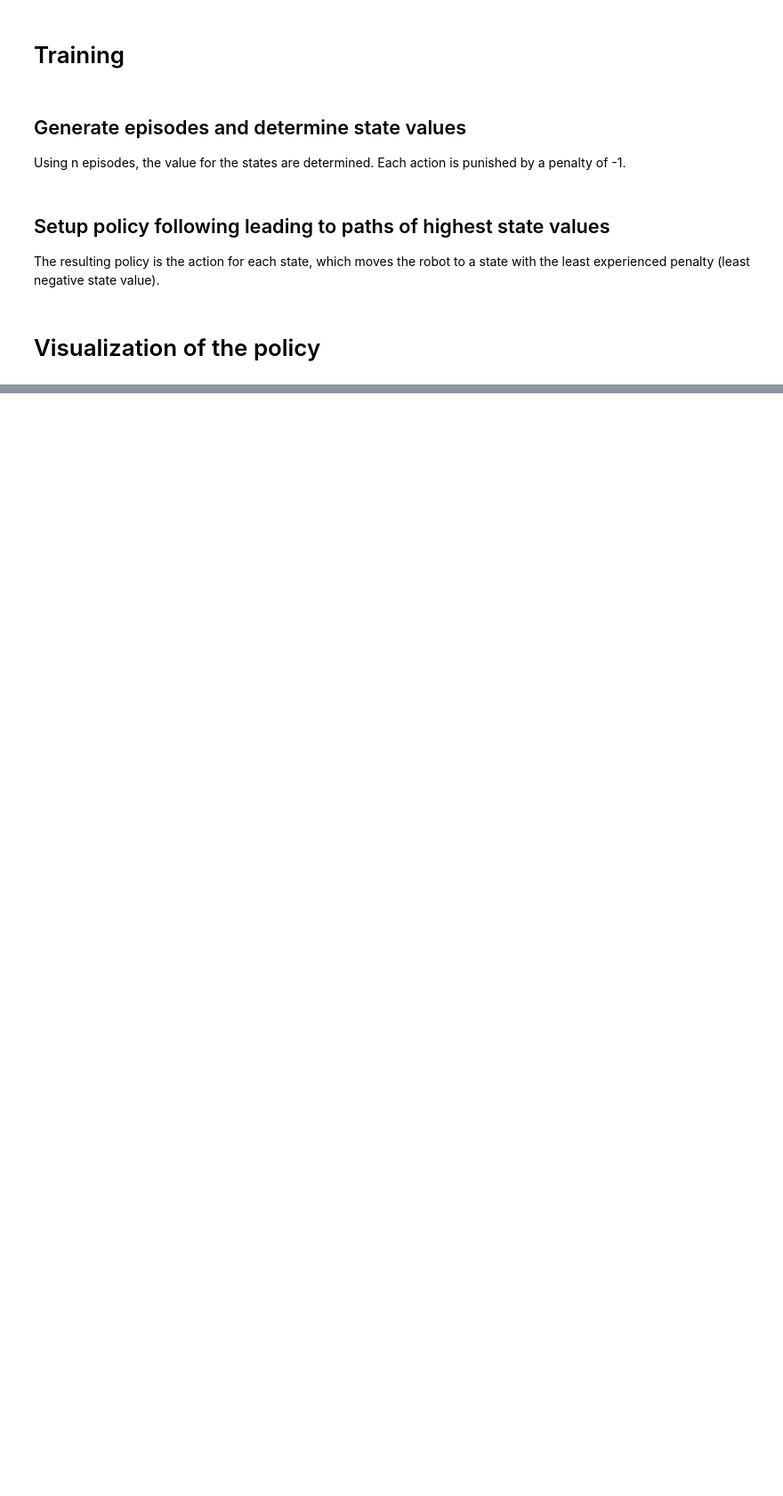
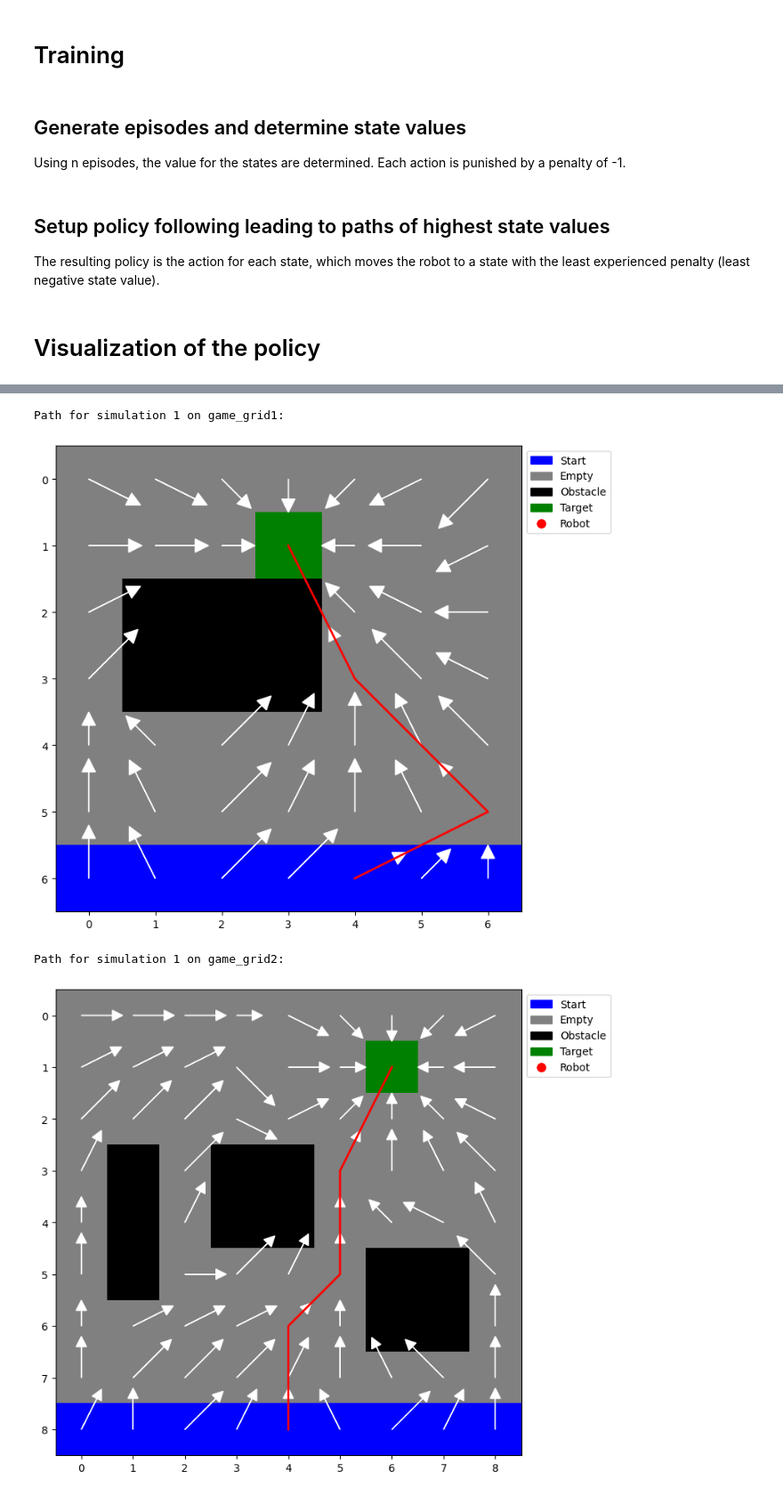
Before and after one commit to tobsel7/course-machine-learning-tuvienna, a Jupyter notebook: src/exercise3/reinforcement_learning_robot.ipynb, the cells around one changed output, grey strips where cells are left out. Shown at 89% size. Drawn from its saved outputs; the diff is of its cells as text; code cells hidden in the pictures; blank space fills up the shorter version.

```diff
--- a/src/exercise3/reinforcement_learning_robot.ipynb
+++ b/src/exercise3/reinforcement_learning_robot.ipynb
@@ -236,0 +185,40 @@ Path for simulation 5:
+# %%
+def simulate_and_plot(game_grid, start_field, target_field, policy):
+    start_positions = np.argwhere(game_grid == start_field)
+    if start_positions.size == 0:
+        raise ValueError("Start field not found in the grid.")
+    start_position = tuple(start_positions[np.random.randint(len(start_positions))])
+
+    robot_state = start_position
+    path = [robot_state]
+
+    while game_grid[robot_state] != target_field:
+        action = policy.get(robot_state)
+        if action is not None:
+            robot_state = tuple(np.add(robot_state, action))
+            path.append(robot_state)
+        else:
+            print("No valid action, stuck in the grid.")
+            break
+
+    return path
+
+num_simulations = 2
+
+for sim in range(num_simulations):
+    print(f"Path for simulation {sim + 1} on game_grid1:")
+    path1 = simulate_and_plot(game_grid1, start_field, target_field, policy1)
+    plot_grid(game_grid1, robot_state=robot_state, policy=policy1, path=path1)
+
+    print(f"Path for simulation {sim + 1} on game_grid2:")
+    path2 = simulate_and_plot(game_grid2, start_field, target_field, policy2)
+    plot_grid(game_grid2, robot_state=robot_state, policy=policy2, path=path2)
+
+    print(f"Path for simulation {sim + 1} on game_grid3:")
+    path3 = simulate_and_plot(game_grid3, start_field, target_field, policy3)
+    plot_grid(game_grid3, robot_state=robot_state, policy=policy3, path=path3)
+# %% [output]
+Path for simulation 1 on game_grid1:
+[figure, added]
+Path for simulation 1 on game_grid2:
+[figure, added]
```
Also changed, not shown: parts of 16 cells of this notebook.
